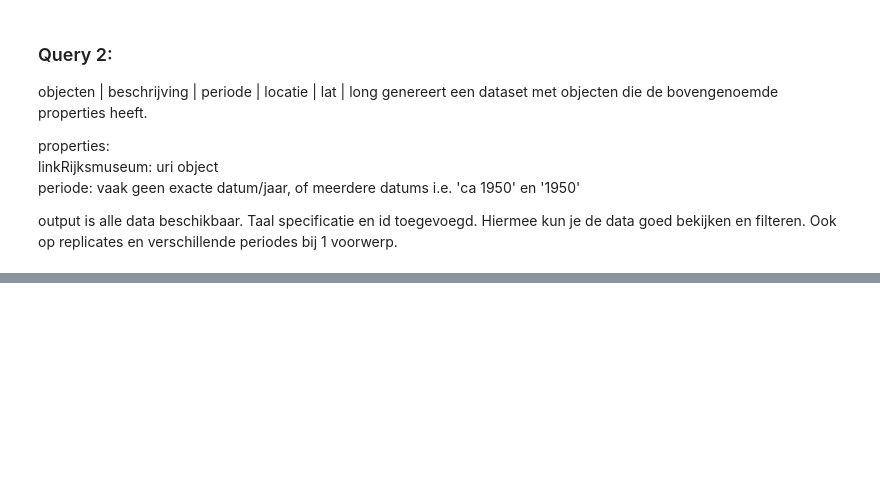
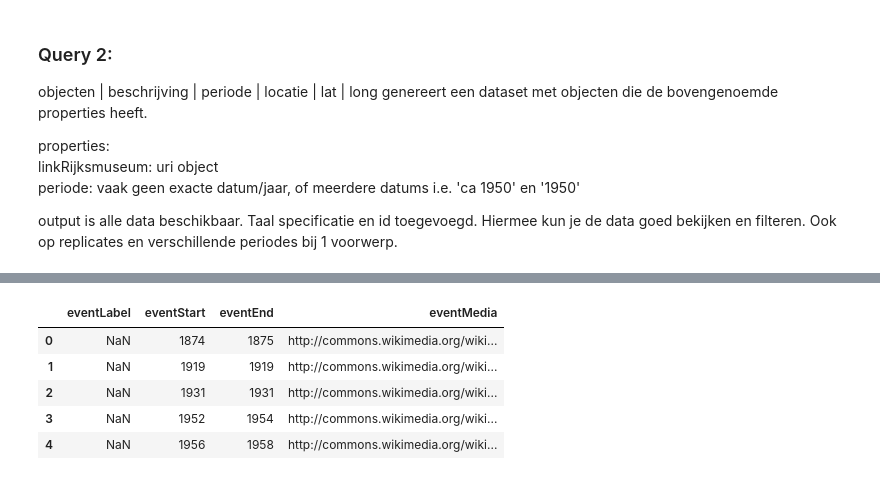
Before and after one commit to cultureelerfgoed/geheugen_van_nederland, a Jupyter notebook: collectie_rietveld.ipynb, the cells around one changed output, grey strips where cells are left out. Drawn from its saved outputs; the diff is of its cells as text; code cells hidden in the pictures; blank space fills up the shorter version.

Commit message:
search for Rietveld

```diff
--- a/collectie_rietveld.ipynb
+++ b/collectie_rietveld.ipynb
@@ -230,0 +237,76 @@ df_obj_creator.head()
+# %%
+api_endpoint_2 = "https://api.linkeddata.cultureelerfgoed.nl/datasets/rce/cho/services/cho/sparql"
+# Query eigenschappen voorwerpen
+query_obj_creator = """
+#+ description: In summary, the query retrieves information about events related to the manufacturing of Dutch national monuments by Rietveld, filters the results based on various criteria, and incorporates data from both the Cultureel Erfgoed dataset and Wikidata.
+#+ endpoint: https://api.linkeddata.cultureelerfgoed.nl/datasets/rce/cho/services/cho/sparql
+PREFIX rnce: <https://data.cultureelerfgoed.nl/id/rnce#>
+PREFIX ceox: <https://linkeddata.cultureelerfgoed.nl/def/ceox#>
+PREFIX rdf: <http://www.w3.org/1999/02/22-rdf-syntax-ns#>
+PREFIX owms: <http://standaarden.overheid.nl/owms/terms/>
+PREFIX geo: <http://www.opengis.net/ont/geosparql#>
+PREFIX graph: <https://linkeddata.cultureelerfgoed.nl/graph/>
+PREFIX xsd: <http://www.w3.org/2001/XMLSchema#>
+PREFIX ceo: <https://linkeddata.cultureelerfgoed.nl/def/ceo#>
+PREFIX skos: <http://www.w3.org/2004/02/skos/core#>
+PREFIX rn: <https://data.cultureelerfgoed.nl/term/id/rn/>
+PREFIX overheid: <http://standaarden.overheid.nl/owms/terms/>
+PREFIX wdt: <http://www.wikidata.org/prop/direct/>
+PREFIX wd: <http://www.wikidata.org/entity/>
+
+SELECT DISTINCT ?eventLabel ?eventStart ?eventEnd (SAMPLE(?image) AS ?eventMedia)
+WHERE {
+  GRAPH graph:instanties-rce {
+    ?rijksmonument ceo:datumInschrijvingInMonumentenregister ?datumInschrijving.  # Filter by the date of registration in the monument register.
+    ?rijksmonument ceo:heeftOorspronkelijkeFunctie/ceo:heeftFunctieNaam/skos:prefLabel ?functie.  # Get the preferred label of the original function of the monument.
+    ?rijksmonument ceo:rijksmonumentnummer ?rijksmonumentnummer.  # Get the monument number.
+    ?rijksmonument ceo:heeftBasisregistratieRelatie/ceo:heeftProvincie ?prov.  # Get the province of the monument.
+    ?rijksmonument ceo:heeftOmschrijving/ceo:omschrijving ?omschrijving.  # Get the description of the monument.
+    ?rijksmonument ceo:heeftOmschrijving/ceo:formeelStandpunt "1"^^xsd:boolean.  # Filter by monuments with a formal standpoint of 1.
+    MINUS { ?rijksmonument ceo:heeftJuridischeStatus rn:3e79bb7c-b459-4998-a9ed-78d91d069227. }  # Exclude monuments with a specific legal status.
+    OPTIONAL { ?rijksmonument ceo:heeftGeometrie/geo:asWKT ?shape. }  # Get the geometry of the monument as Well-Known Text (WKT).
+  }
+
+  SERVICE <https://query.wikidata.org/sparql> {
+    ?wikirm wdt:P1435 wd:Q916333.  # Get the Wikidata item that represents the Dutch national monument.
+    ?wikirm wdt:P18 ?image.  # Get the image of the monument from Wikidata.
+    ?wikirm wdt:P359 ?rijksmonumentnummer.  # Match the Wikidata item with the monument number.
+  }
+
+  ?rijksmonument ceo:heeftGebeurtenis ?gebeurtenis.  # Get the events associated with the monument.
+  ?gebeurtenis ceo:heeftGebeurtenisNaam/skos:prefLabel ?gebeurtenisNaam.  # Get the preferred label of the event.
+  ?gebeurtenis ceo:heeftDatering ?datering.  # Get the date associated with the event.
+  ?datering ceo:heeftBeginDatering ?beginDatering.  # Get the start date of the event.
+  ?datering ceo:heeftEindDatering ?eindDatering.  # Get the end date of the event.
+  ?beginDatering ceo:datum ?beginDatum.  # Get the actual date value of the start date.
+  BIND(year(xsd:dateTime(?beginDatum)) as ?beginBouwjaar)  # Extract the year from the start date.
+  BIND(CONCAT(STR(?beginBouwjaar)) AS ?eventStart)  # Convert the year to string for display.
+  ?eindDatering ceo:datum ?eindDatum.  # Get the actual date value of the end date.
+  BIND(year(xsd:dateTime(?eindDatum)) as ?eindBouwjaar)  # Extract the year from the end date.
+  BIND(CONCAT(STR(?eindBouwjaar)) AS ?eventEnd)  # Convert the year to string for display.
+  FILTER (CONTAINS(?gebeurtenisNaam, "vervaardiging"))  # Filter events that contain the word "vervaardiging" (manufacturing) in their label.
+
+  {
+    SELECT ?rijksmonument
+    WHERE {
+      VALUES ?actor {
+        "Rietveld ; Stad Amsterdam"
+        "Rietveld, G.Th. ; Utrecht"
+        "Rietveld, G.T. ; Stad Utrecht"
+        "Rietveld, G. ; Noord-Holland"
+      }
+      ?rijksmonument ceo:heeftKennisregistratie/ceo:heeftActorEnRol/ceo:heeftActor ?actor  # Filter monuments associated with specific actors.
+    }
+  }
+
+
+}
+ORDER BY DESC(?aantal)  # Order the results by descending number (not defined in the query).
+LIMIT 100  # Limit the number of results to 100.
+
+"""
+
+df_obj_creator = sparql_dataframe.get(api_endpoint_2, query_obj_creator)
+print(df_obj_creator.shape)
+df_obj_creator.head()
+# %% [output]
@@ -230,0 +314,6 @@ df_obj_creator.head()
+|  | eventLabel | eventStart | eventEnd | eventMedia |
+| 0 | NaN | 1874 | 1875 | http://commons.wikimedia.org/wiki... |
+| 1 | NaN | 1919 | 1919 | http://commons.wikimedia.org/wiki... |
+| 2 | NaN | 1931 | 1931 | http://commons.wikimedia.org/wiki... |
+| 3 | NaN | 1952 | 1954 | http://commons.wikimedia.org/wiki... |
+| 4 | NaN | 1956 | 1958 | http://commons.wikimedia.org/wiki... |
```
Also changed, not shown: parts of 4 cells of this notebook.
